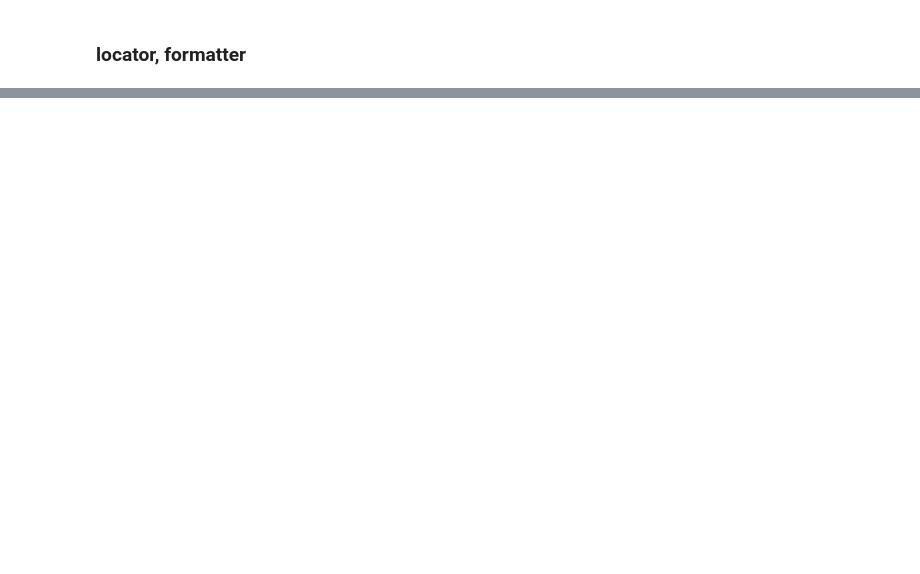
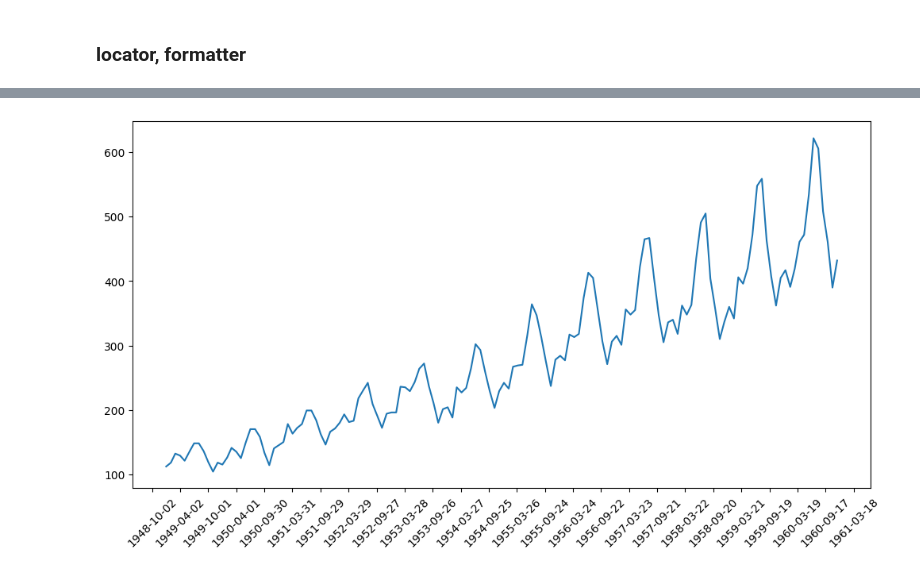
Before and after one commit to 0xdomyz/python_collection, a Jupyter notebook: plot_related/mpl_notes/addons/xticks_locator.ipynb, the cells around one changed output, grey strips where cells are left out. Saved outputs shown, nothing was run; the diff lists cells and outputs as text; code cells hidden in the pictures; blank space fills up the shorter version.

```diff
--- a/plot_related/mpl_notes/addons/xticks_locator.ipynb
+++ b/plot_related/mpl_notes/addons/xticks_locator.ipynb
@@ -54,0 +95,7 @@ from matplotlib.dates import (
+# %%
+fig, ax = plt.subplots(1, 1, figsize=(12, 6))
+ax.plot(ts.index, ts["n"], label="n")
+ax.xaxis.set_major_locator(mdates.DayLocator(interval=365//2))
+ax.tick_params("x", rotation=45)
+# %% [output]
+[figure, added]
```
Also changed, not shown: parts of 6 cells of this notebook.
